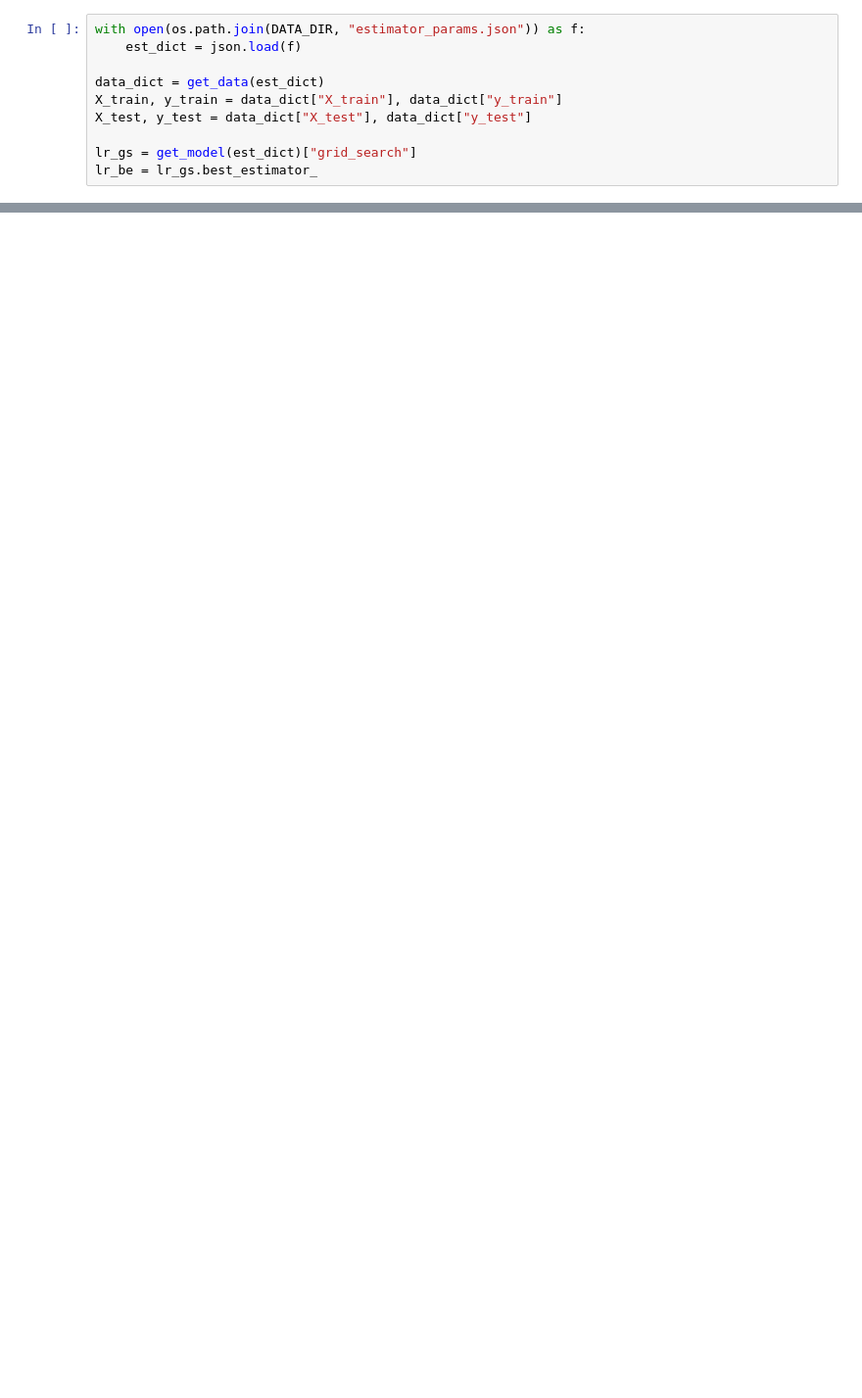
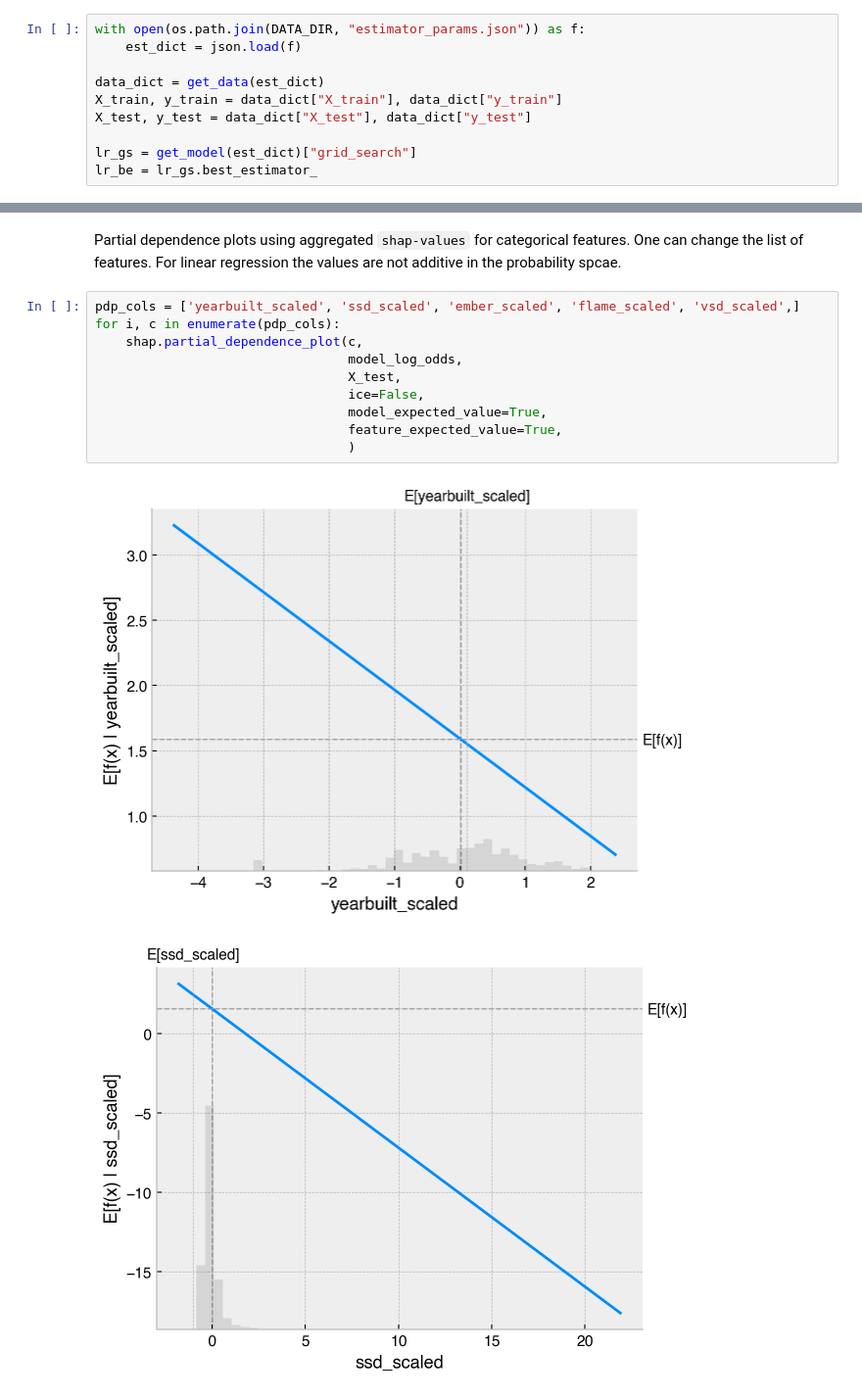
Before and after one commit to berkeley-firelab/DINS_data_analysis, a Jupyter notebook: intexplainables.ipynb, the cells around one changed output, grey strips where cells are left out. Shown at 98% size. Drawn from its saved outputs; the diff is of its cells as text; blank space fills up the shorter version.

```diff
--- a/intexplainables.ipynb
+++ b/intexplainables.ipynb
@@ -178,0 +124,15 @@ shap_values.feature_names = feature_names.to_list() + X_num_cols
+# %% [markdown]
+Partial dependence plots using aggregated `shap-values` for categorical features. One can change the list of features. For linear regression the values are not additive in the probability spcae.
+# %%
+pdp_cols = ['yearbuilt_scaled', 'ssd_scaled', 'ember_scaled', 'flame_scaled', 'vsd_scaled',]
+for i, c in enumerate(pdp_cols):
+    shap.partial_dependence_plot(c,
+                                 model_log_odds,
+                                 X_test,
+                                 ice=False,
+                                 model_expected_value=True,
+                                 feature_expected_value=True,
+                                 )
+# %% [output]
+[figure, added]
+[figure, added]
```
Also changed, not shown: parts of 21 cells of this notebook, 3 other files.
